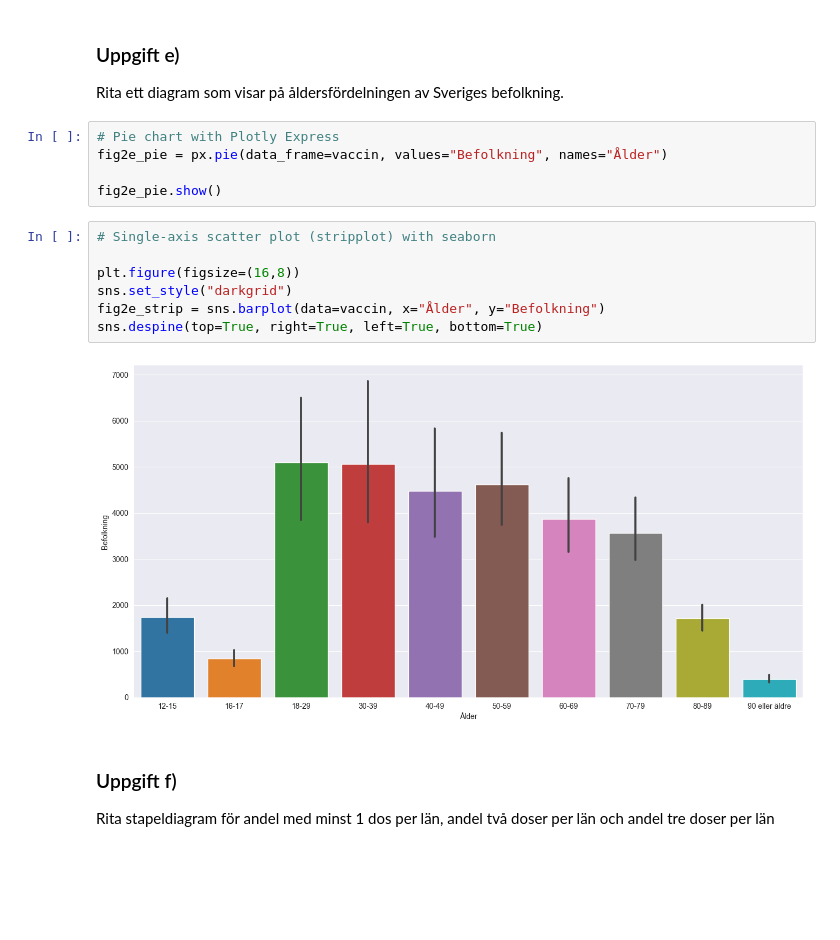
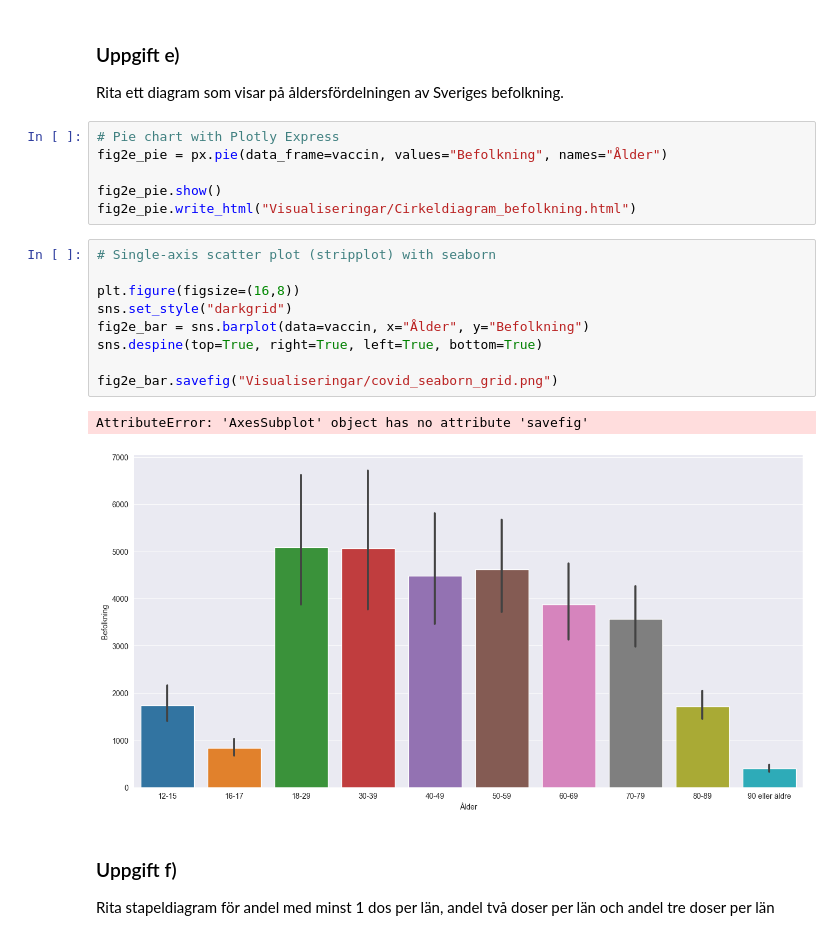
Before and after one commit to helveticae/Databehandling-William-Akilles-Lindstedt, a Jupyter notebook: COVID-19/covid-19.ipynb, the cells around one changed output. Cells and saved outputs as stored; diff of their text form; blank space fills up the shorter version.

Commit message:
export figures as html & png

```diff
--- a/COVID-19/covid-19.ipynb
+++ b/COVID-19/covid-19.ipynb
@@ -181,15 +187,19 @@ Rita ett diagram som visar på åldersfördelningen av Sveriges befolkning.
 fig2e_pie = px.pie(data_frame=vaccin, values="Befolkning", names="Ålder")
 
 fig2e_pie.show()
+fig2e_pie.write_html("Visualiseringar/Cirkeldiagram_befolkning.html")
 # %%
 # Single-axis scatter plot (stripplot) with seaborn
 
 plt.figure(figsize=(16,8))
 sns.set_style("darkgrid")
-fig2e_strip = sns.barplot(data=vaccin, x="Ålder", y="Befolkning")
+fig2e_bar = sns.barplot(data=vaccin, x="Ålder", y="Befolkning")
 sns.despine(top=True, right=True, left=True, bottom=True)
+
+fig2e_bar.savefig("Visualiseringar/covid_seaborn_grid.png")
 # %% [output]
+AttributeError: 'AxesSubplot' object has no attribute 'savefig'
-[figure, old version]
+[figure, new version]
 # %% [markdown]
 
  ### Uppgift f)
```
Also changed, not shown: parts of 9 cells of this notebook.
